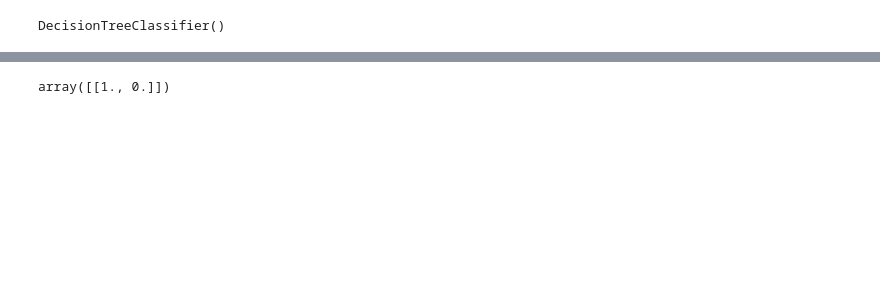
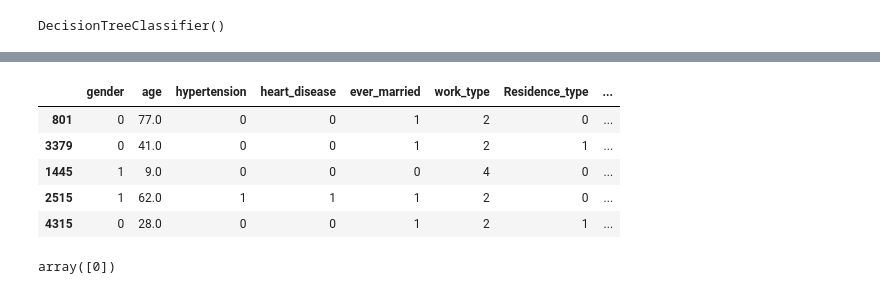
Before and after one commit to nitinyadav2203/Stroke-Prediction, a Jupyter notebook: Stroke_Prediction.ipynb, the cells around one changed output, grey strips where cells are left out. Saved outputs shown, nothing was run; the diff lists cells and outputs as text; code cells hidden in the pictures; blank space fills up the shorter version.

```diff
--- a/Stroke_Prediction.ipynb
+++ b/Stroke_Prediction.ipynb
@@ -648,5 +653,14 @@ y_test
 Name: stroke, Length: 1533, dtype: int64
-# %%
-clf.predict_proba([[1,20,0,0,1,2,0,125,20,0]])
-# %% [output]
-array([[1., 0.]])
+# %%
+x.head()
+# %% [output]
+|  | gender | age | hypertension | heart_disease | ever_married | work_type | Residence_type | ... |
+| 801 | 0 | 77.0 | 0 | 0 | 1 | 2 | 0 | ... |
+| 3379 | 0 | 41.0 | 0 | 0 | 1 | 2 | 1 | ... |
+| 1445 | 1 | 9.0 | 0 | 0 | 0 | 4 | 0 | ... |
+| 2515 | 1 | 62.0 | 1 | 1 | 1 | 2 | 0 | ... |
+| 4315 | 0 | 28.0 | 0 | 0 | 1 | 2 | 1 | ... |
+# %%
+clf.predict([[0,49,0,0,1,2,1,60.91,29.9,2]])
+# %% [output]
+array([0])
```
Also changed, not shown: parts of 10 cells of this notebook.
